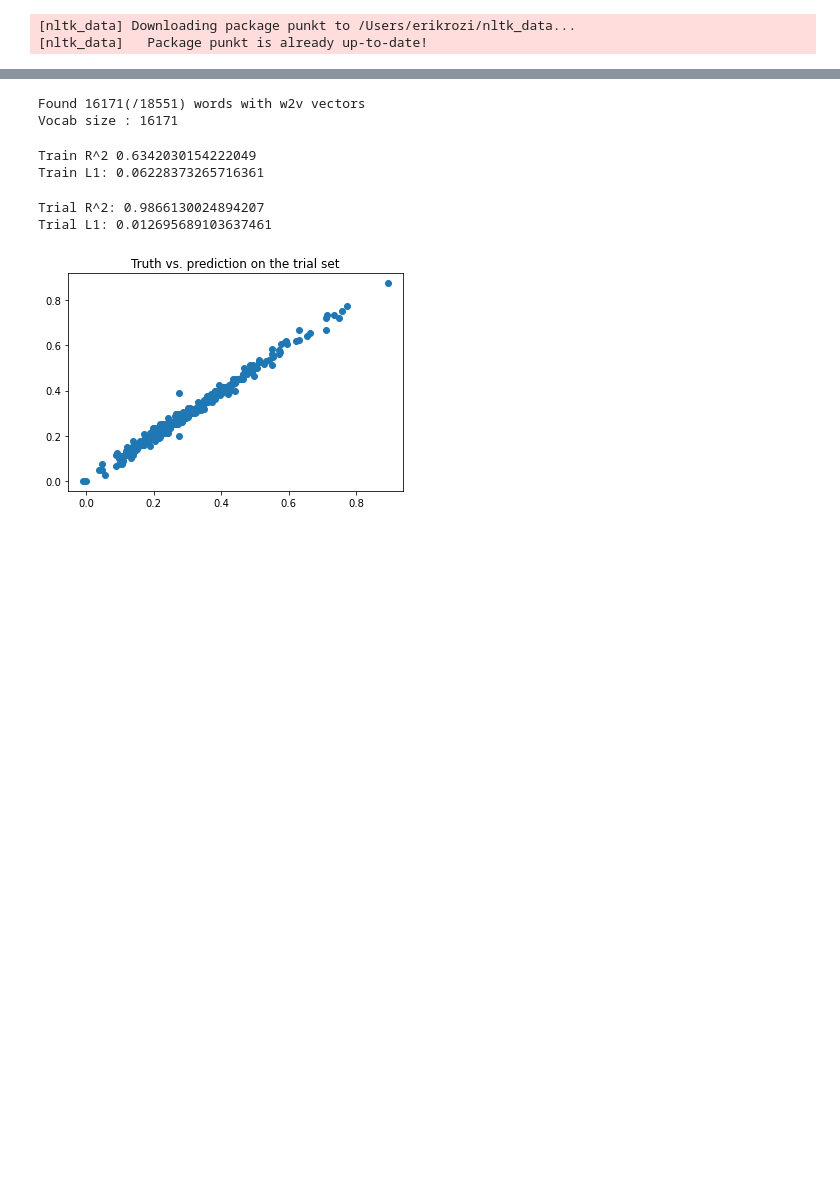
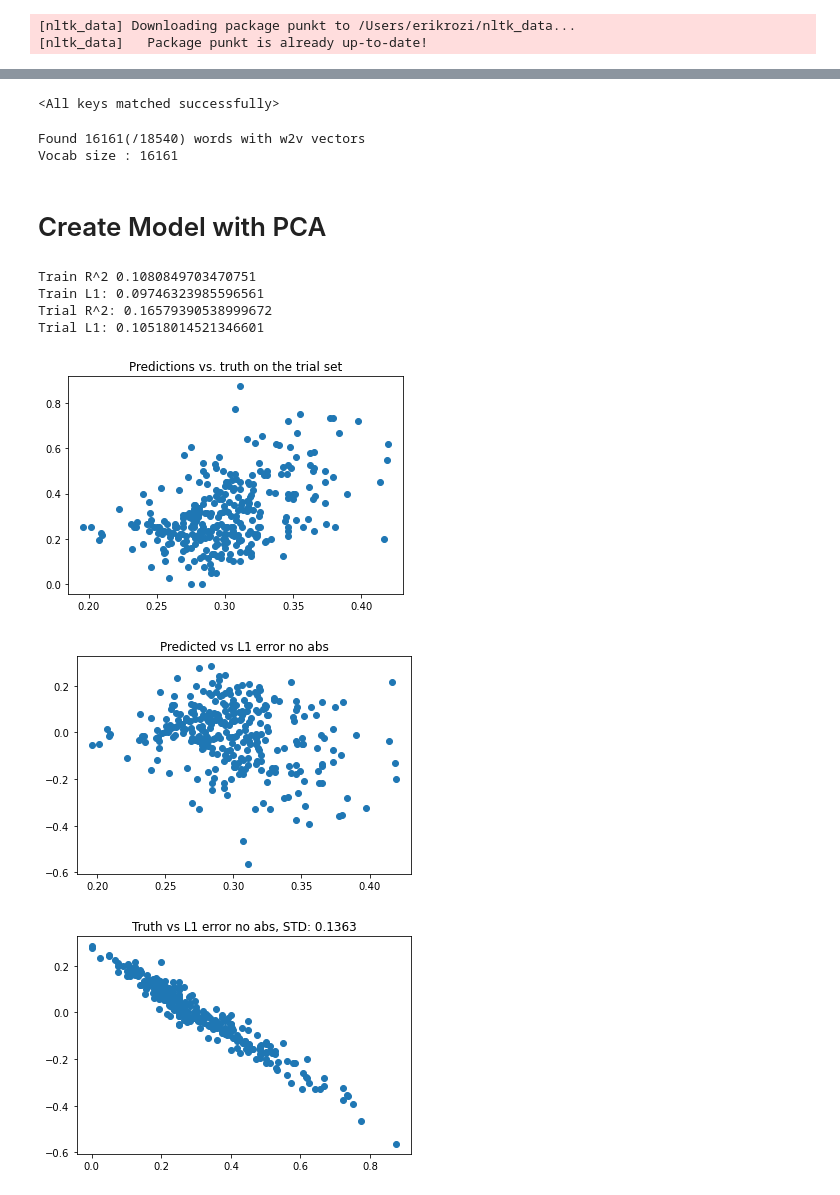
Before and after one commit to echoe720/semeval-ml, a Jupyter notebook: infersent.ipynb, the cells around one changed output, grey strips where cells are left out. Saved outputs shown, nothing was run; the diff lists cells and outputs as text; code cells hidden in the pictures; blank space fills up the shorter version.

Commit message:
Updated infersent.ipynb and got it working

```diff
--- a/infersent.ipynb
+++ b/infersent.ipynb
@@ -37 +57,14 @@ infersent.load_state_dict(torch.load(MODEL_PATH))
+# %%
+from models import InferSent
+
+# Change V=2 if using fastText
+V = 1
+MODEL_PATH = 'encoder/infersent%s.pkl' % V
+params_model = {'bsize': 64, 'word_emb_dim': 300, 'enc_lstm_dim': 2048,
+                'pool_type': 'max', 'dpout_model': 0.0, 'version': V}
+infersent = InferSent(params_model)
+MODEL_PATH = 'encoder/infersent%s.pkl' % V
+infersent.load_state_dict(torch.load(MODEL_PATH))
+# %% [output]
+<All keys matched successfully>
 # %%
@@ -38,39 +72,40 @@ infersent.load_state_dict(torch.load(MODEL_PATH))
 infersent.set_w2v_path('GloVe/glove.840B.300d.txt')
 # %%
 infersent.build_vocab(sentences, tokenize=True)
+# infersent.build_vocab_k_words(K=100000)
 # %% [output]
-Found 16171(/18551) words with w2v vectors
-Vocab size : 16171
+Found 16161(/18540) words with w2v vectors
+Vocab size : 16161
 # %%
-embeddings = infersent.encode(sentences, tokenize=True)
+embeddings_ = infersent.encode(sentences, tokenize=True)
+# %%
+trial_embeddings_ = infersent.encode(trial_sentences, tokenize=True)
+# %% [markdown]
+# Create Model with PCA
+# %%
+model = PCA(n_components=100)
+model.fit(embeddings_)
+embeddings  = model.transform(embeddings_)
+trial_embeddings = model.transform(trial_embeddings_)
 # %%
-import time
-from sklearn.linear_model import LinearRegression
 linreg = LinearRegression()
 complexity = df['complexity']
 sentences = df['sentence']
 
 linreg.fit(embeddings, complexity)
 predictions = linreg.predict(embeddings)
 print("Train R^2", linreg.score(embeddings, complexity))
 print("Train L1:", np.mean(np.abs(predictions - complexity)))
+trial_predictions = linreg.predict(trial_embeddings)
+print("Trial R^2:", linreg.score(trial_embeddings, trial_complexity))
+print("Trial L1:", np.mean(np.abs(trial_predictions - trial_complexity)))
+
+plotCharts(trial_predictions, trial_complexity)
 # %% [output]
-Train R^2 0.6342030154222049
-Train L1: 0.06228373265716361
+Train R^2 0.1080849703470751
+Train L1: 0.09746323985596561
+Trial R^2: 0.16579390538999672
+Trial L1: 0.10518014521346601
+[figure, added]
+[figure, added]
+[figure, added]
-# %%
-import pandas as pd
-df_trial = pd.read_csv('datasets/lcp_single_trial.tsv', delimiter='\t')
-trial_sentences = df_trial['sentence']
-trial_complexity = df_trial['complexity']
-trial_embeddings = infersent.encode(trial_sentences, tokenize=True)
-linreg.fit(trial_embeddings, trial_complexity)
-trial_predictions = linreg.predict(trial_embeddings)
-print("Trial R^2:", linreg.score(trial_embeddings, trial_complexity))
-print("Trial L1:", np.mean(np.abs(trial_predictions - trial_complexity)))
-plt.plot(trial_predictions, trial_complexity, 'o')
-plt.title("Truth vs. prediction on the trial set")
-plt.savefig("trial_regression.png")
-# %% [output]
-Trial R^2: 0.9866130024894207
-Trial L1: 0.012695689103637461
-[figure, removed]
```
Also changed, not shown: parts of 10 cells of this notebook.
